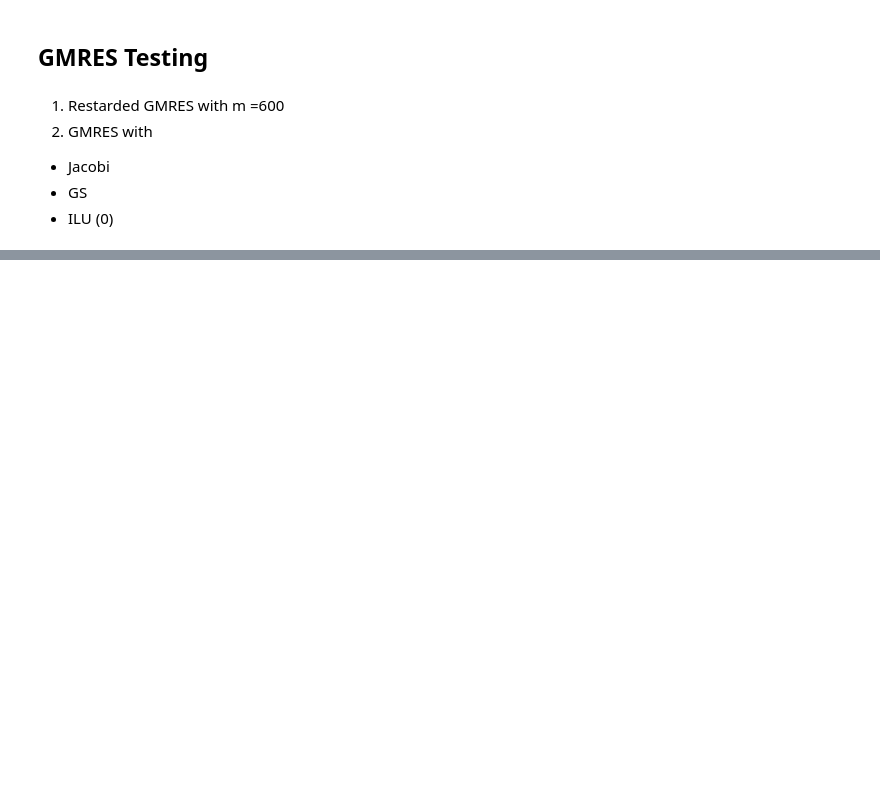
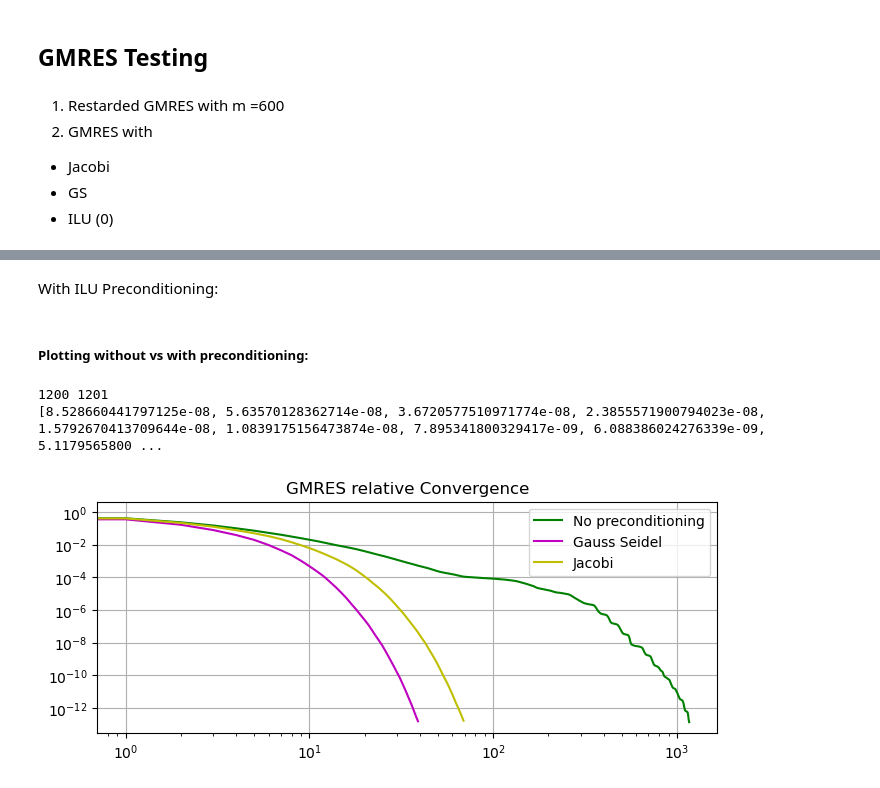
Before and after one commit to Lezgo11/FIShy, a Jupyter notebook: test_msr.ipynb, the cells around one changed output, grey strips where cells are left out. Saved outputs shown, nothing was run; the diff lists cells and outputs as text; code cells hidden in the pictures; blank space fills up the shorter version.

```diff
--- a/test_msr.ipynb
+++ b/test_msr.ipynb
@@ -80,0 +224,2 @@ Error: ||A V_k - V_{k+1} H_k|| = 1.368774871883577e-15
+# %%
+x_600, res_600, it_600, j_600, residuals_be = GMRES(A, b, restart=600, tol=1e-8, maxiter=10000000, preconditioner=None)
@@ -80,0 +228,2 @@ Error: ||A V_k - V_{k+1} H_k|| = 1.368774871883577e-15
+# %%
+x_600_Jacobi, res_600_Jacobi, it_600_Jacobi, j_600_Jacobi, residuals_be_j = GMRES(A, b, restart=600, tol=1e-8, maxiter=10000, preconditioner = 'jacobi')
@@ -80,0 +232,4 @@ Error: ||A V_k - V_{k+1} H_k|| = 1.368774871883577e-15
+# %%
+x_600_GS, res_600_GS, it_600_GS, j_600_GS,residuals_be_GS  = GMRES(A, b, restart=600, tol=1e-8, maxiter=1000, preconditioner = 'gauss-seidel')
+# %% [markdown]
+With ILU Preconditioning:
@@ -80,0 +238,23 @@ Error: ||A V_k - V_{k+1} H_k|| = 1.368774871883577e-15
+# %% [markdown]
+##### Plotting without vs with preconditioning:
+# %%
+relative_residuals = np.array([value for value in res_600 if value > 10e-8]) / res_600[0]
+relative_residuals_GS = np.array([value for value in res_600_GS if value > 10e-8]) / res_600_GS[0]
+relative_residuals_Jacobi = np.array([value for value in res_600_Jacobi if value > 10e-8]) / res_600_Jacobi[0]
+# %%
+plt.figure(figsize=(8, 3))
+
+#plt.subplot(1, 2, 1),
+plt.semilogx(relative_residuals, color='g',label='No preconditioning')
+plt.title("GMRES relative Convergence")
+plt.semilogy(relative_residuals_GS, color='m',label='Gauss Seidel')
+plt.semilogy(relative_residuals_Jacobi, color='y', label='Jacobi')
+plt.grid()
+plt.legend()
+print(it_600,len(res_600))
+print([value for value in res_600_Jacobi if value < 10e-8])
+#print(len(relative_residuals),len(relative_residuals_GS), len(relative_residuals_Jacobi))
+# %% [output]
+1200 1201
+[8.528660441797125e-08, 5.63570128362714e-08, 3.6720577510971774e-08, 2.3855571900794023e-08, 1.5792670413709644e-08, 1.0839175156473874e-08, 7.895341800329417e-09, 6.088386024276339e-09, 5.1179565800 ...
+[figure, added]
```
Also changed, not shown: parts of 22 cells of this notebook, 3 other files.
